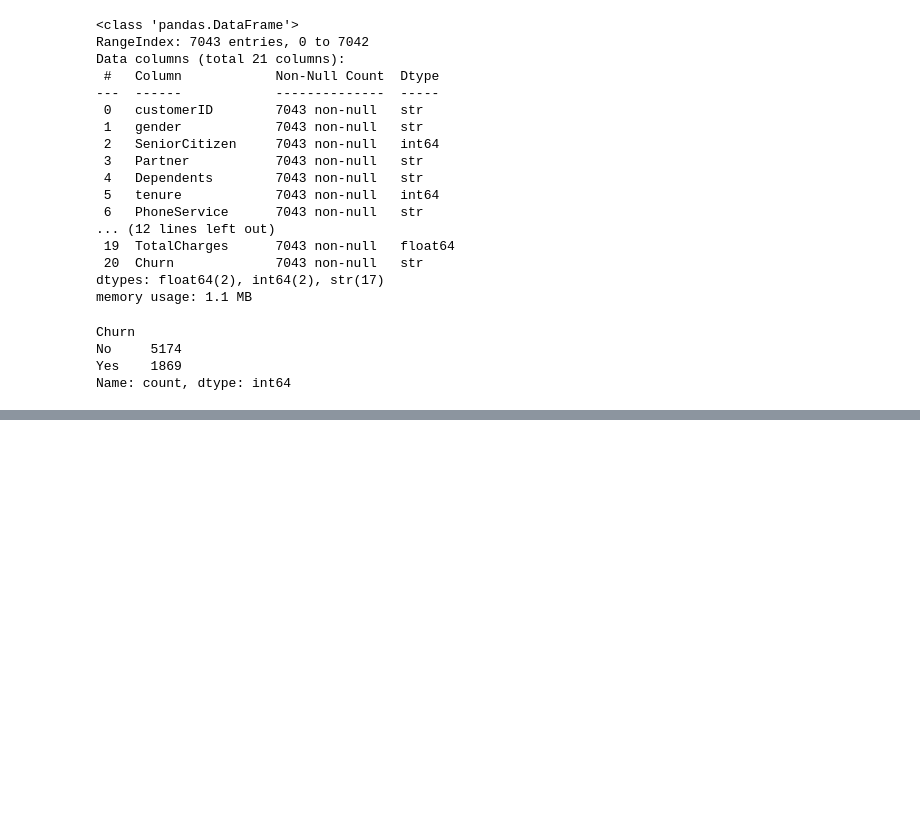
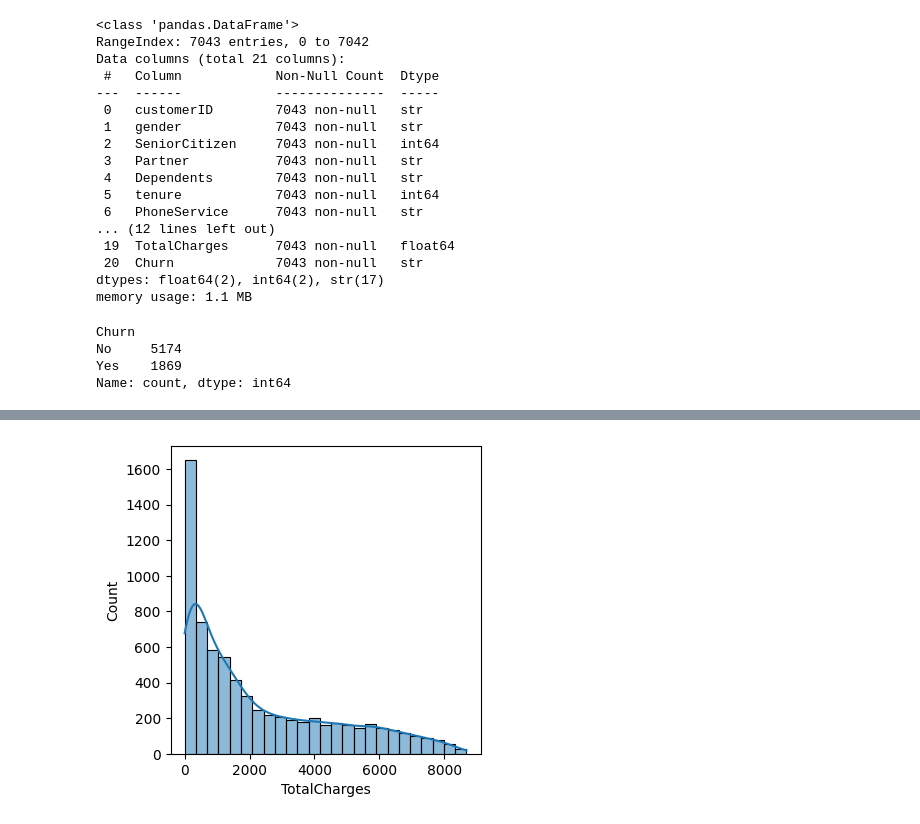
Before and after one commit to Pratiiikdahal/Telco-Customer-Churn-Prediction, a Jupyter notebook: Model Evaluation.ipynb, the cells around one changed output, grey strips where cells are left out. Cells and saved outputs as stored; diff of their text form; code cells hidden in the pictures; blank space fills up the shorter version.

```diff
--- a/Model Evaluation.ipynb
+++ b/Model Evaluation.ipynb
@@ -312,0 +324,6 @@ Name: count, dtype: int64
+# %%
+plt.figure(figsize=(4,4))
+sns.histplot(data['TotalCharges'],kde=True)
+plt.show()
+# %% [output]
+[figure, added]
```
Also changed, not shown: parts of 29 cells of this notebook.
